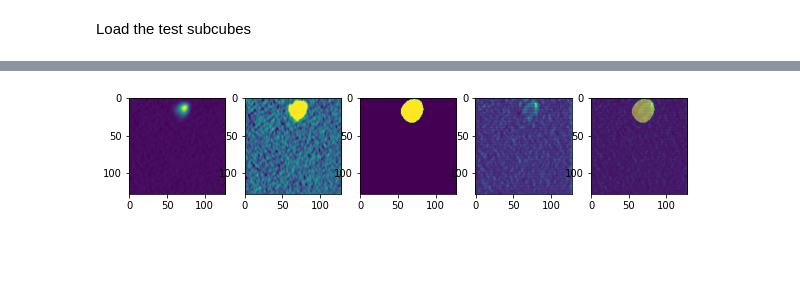
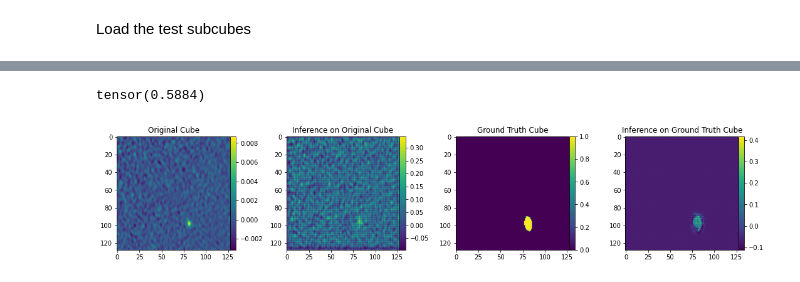
Before and after one commit to Jbarkai/HISourceFinder, a Jupyter notebook: notebooks/Inference.ipynb, the cells around one changed output, grey strips where cells are left out. Cells and saved outputs as stored; diff of their text form; code cells hidden in the pictures; blank space fills up the shorter version.

```diff
--- a/notebooks/Inference.ipynb
+++ b/notebooks/Inference.ipynb
@@ -138,25 +120,40 @@ noisefree_2.fits
 # %%
 model.eval()
-file = "noisefree_2.fits"
-print(file)
-orig_data = fits.getdata("../data/testing/Input/"+file)[:64, :128, :128]
+orig_data = fits.getdata("../data/testing/loud_1245mosC.fits")[230:294, 200:200+128, 300:300+128]
 prepared_data = prepare_data(orig_data)
-realseg_data = fits.getdata("../data/testing/Target/mask_"+file.split("_")[-1])[:64, :128, :128]
-
+realseg_data = fits.getdata("../data/testing/mask_1245mosC.fits")[230:294, 200:200+128, 300:300+128]
+mask_tensor = torch.FloatTensor(np.moveaxis(realseg_data, 0, 2).astype(np.float32)).unsqueeze(0)[None, ...]
 data_loader_tensor = torch.FloatTensor(prepared_data.astype(np.float32)).unsqueeze(0)[None, ...]
 with torch.no_grad():
     out_cube = model.inference(data_loader_tensor)
+    out_mask = model.inference(mask_tensor)
 
-loss_dice, per_ch_score = criterion(out_cube, torch.FloatTensor(np.moveaxis(realseg_data, 0, 2).astype(np.float32)).unsqueeze(0)[None, ...])
+loss_dice, per_ch_score = criterion(out_cube, mask_tensor)
 print(loss_dice)
+# %% [output]
+tensor(0.5884)
-# %%
-fig, axes = plt.subplots(1, 5, figsize=(10, 10))
-axes[0].imshow(orig_data[1])
-axes[1].imshow(prepared_data[..., 1])
-axes[2].imshow(realseg_data[1])
-axes[3].imshow(out_cube.squeeze()[..., 1])
-axes[4].imshow(realseg_data[1])
-axes[4].imshow(out_cube.squeeze()[..., 1], alpha=0.5)
-plt.show()
-# %% [output]
-[figure, removed]
+# %%
+fig, axes = plt.subplots(1, 4, figsize = (15, 5))
+im0 = axes[0].imshow(orig_data[34])
+cax0 = make_axes_locatable(axes[0]).append_axes("right", size="5%",pad=0)
+fig.colorbar(im0, cax=cax0)
+axes[0].set_title("Original Cube")
+
+im1 = axes[1].imshow(out_cube.squeeze()[0][..., 34])
+cax1 = make_axes_locatable(axes[1]).append_axes("right", size="5%",pad=0)
+fig.colorbar(im1, cax=cax1)
+axes[1].set_title("Inference on Original Cube")
+
+im2 = axes[2].imshow(realseg_data[34])
+cax2 = make_axes_locatable(axes[2]).append_axes("right", size="5%",pad=0)
+fig.colorbar(im2, cax=cax2)
+axes[2].set_title("Ground Truth Cube")
+
+im3 = axes[3].imshow(out_mask.squeeze()[0][..., 34])
+cax3 = make_axes_locatable(axes[3]).append_axes("right", size="5%",pad=0)
+fig.colorbar(im3, cax=cax3)
+axes[3].set_title("Inference on Ground Truth Cube")
+
+fig.tight_layout()
+# %% [output]
+[figure, added]
```
Also changed, not shown: parts of 6 cells of this notebook, 1 other file.
